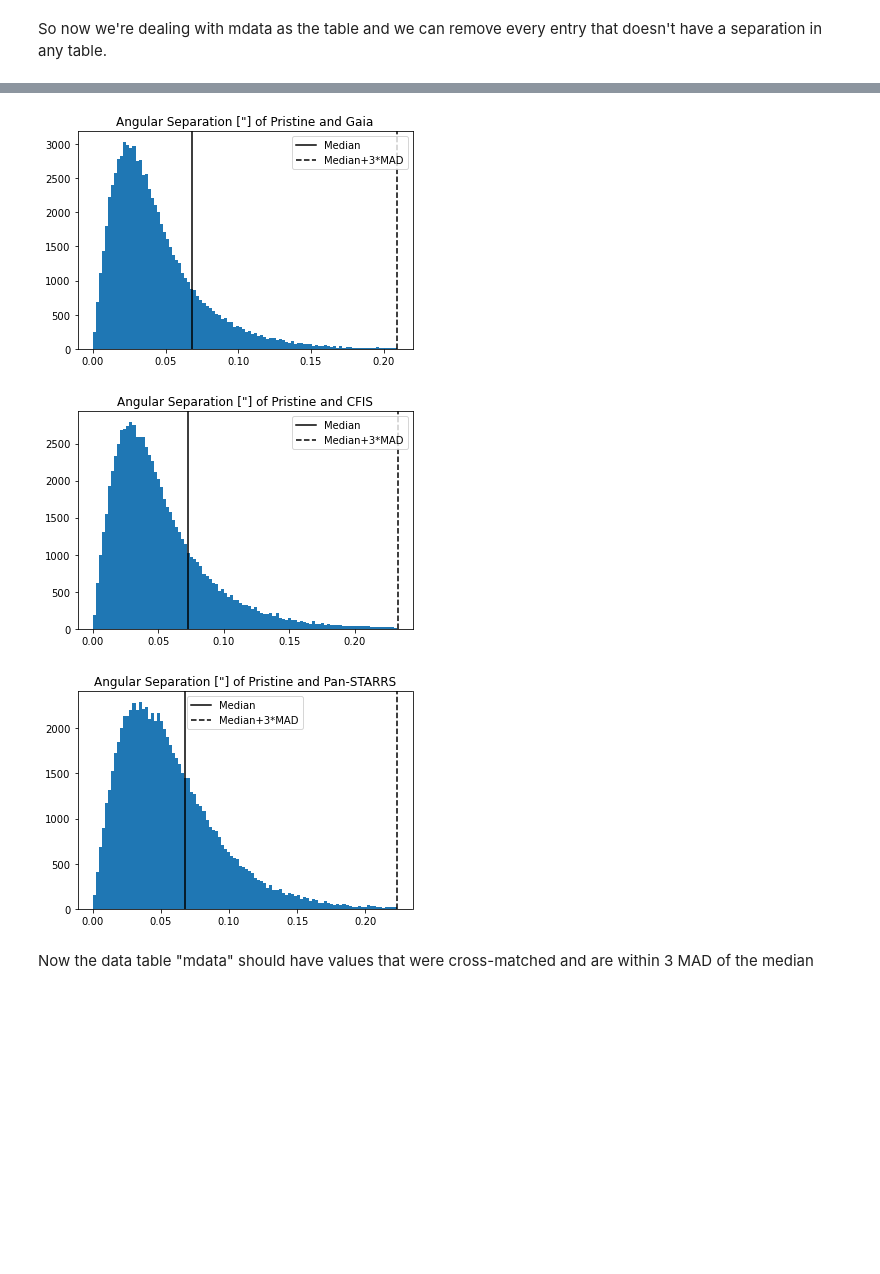
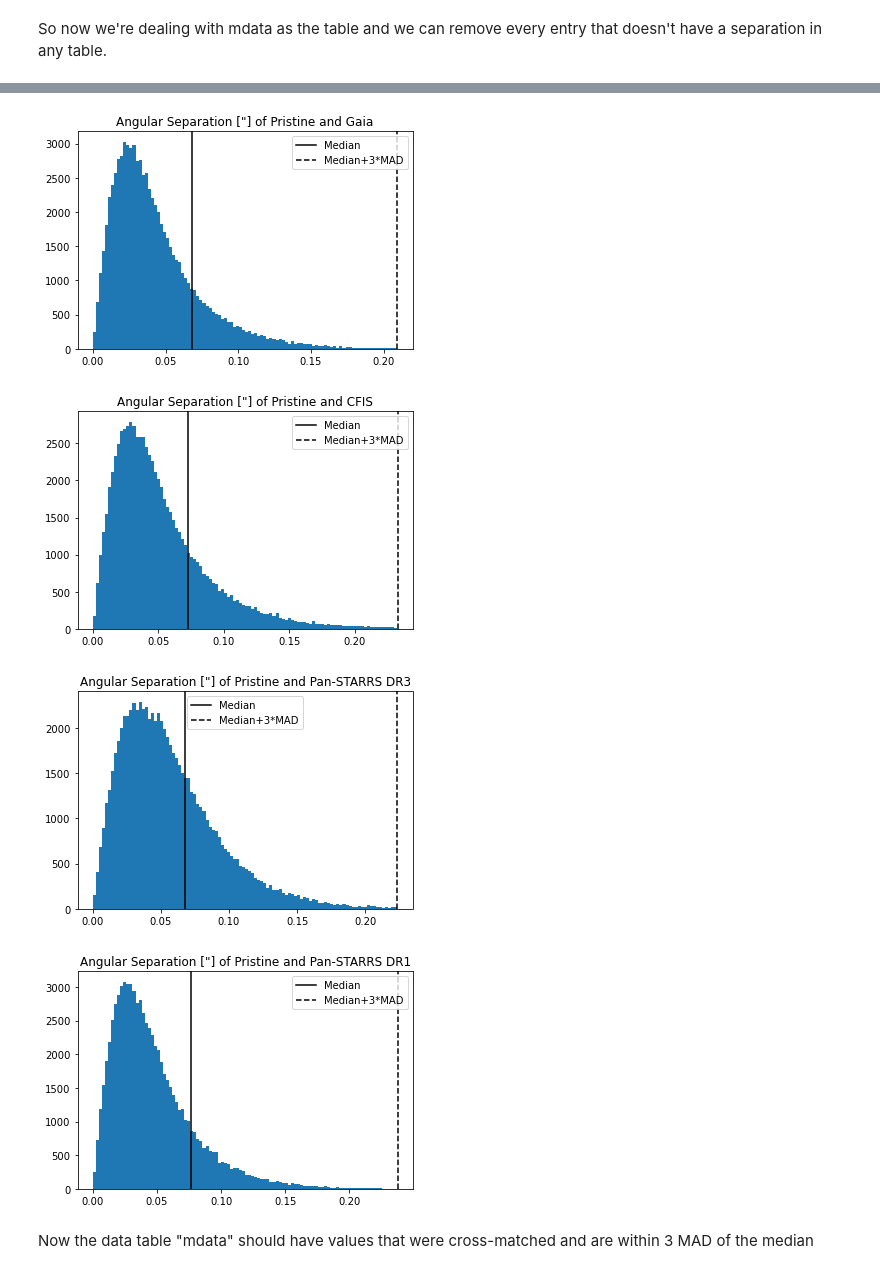
Before and after one commit to aydanmckay/ml, a Jupyter notebook: separationplots.ipynb, the cells around one changed output, grey strips where cells are left out. Saved outputs shown, nothing was run; the diff lists cells and outputs as text; code cells hidden in the pictures; blank space fills up the shorter version.

Commit message:
added pan-starrs dr1 to phot-table

```diff
--- a/separationplots.ipynb
+++ b/separationplots.ipynb
@@ -62,9 +64,9 @@ Now wait a sec. Why is this one so much smaller? I guess its not the method I wa
 # %%
 # Creating lists to save the medians and MADs for making cuts later
 seps = [['pris_2mass_angDist','2MASS'],['pris_wise_angDist','CatWISE'],['pris_sdss_angDist','SDSS'],['pris_galex_angDist','GALEX'],['pris_legacy_sep','DESI Legacy'],
-        ['pris_gaia_sep','Gaia'],['pris_cfis_sep','CFIS'],['pris_pans_sep','Pan-STARRS']]
-mads = np.zeros((8,1))
-meds = np.zeros((8,1))
+        ['pris_gaia_sep','Gaia'],['pris_cfis_sep','CFIS'],['pris_pans_sep','Pan-STARRS DR3'],['angDist','Pan-STARRS DR1']]
+mads = np.zeros((9,1))
+meds = np.zeros((9,1))
 # %%
 for it,sep in enumerate(seps):
     # Creating the histogram of the separation values
@@ -220,7 +223,10 @@ mdata = datafi.copy()
 # %%
+# for it,sep in enumerate(seps):
+#     mask = (mdata[sep[0]] < (meds[it]+3*mads[it])) | (np.isnan(mdata[sep[0]]) == True)
+#     mdata = mdata[mask]
 for it,sep in enumerate(seps):
-    mask = (mdata[sep[0]] < (meds[it]+3*mads[it])) | (np.isnan(mdata[sep[0]]) == True)
-    mdata = mdata[mask]
+    mask = (datafi[sep[0]] < (meds[it]+3*mads[it])) | (np.isnan(datafi[sep[0]]) == True)
+    datafi = datafi[mask]
 # %% [markdown]
 So now we're dealing with mdata as the table and we can remove every entry that doesn't have a separation in any table.
 # %%
@@ -231,30 +237,31 @@ So now we're dealing with mdata as the table and we can remove every entry that
 # %%
 # Making sure that a value exists for every one of the matches
-mask = (np.isnan(mdata[seps[0][0]]) == False) & (np.isnan(mdata[seps[1][0]]) == False) & (np.isnan(mdata[seps[2][0]]) == False) & \
-       (np.isnan(mdata[seps[3][0]]) == False) & (np.isnan(mdata[seps[4][0]]) == False) & (np.isnan(mdata[seps[5][0]]) == False) & \
-       (np.isnan(mdata[seps[6][0]]) == False) & (np.isnan(mdata[seps[7][0]]) == False)
+mask = (np.isnan(datafi[seps[0][0]]) == False) & (np.isnan(datafi[seps[1][0]]) == False) & (np.isnan(datafi[seps[2][0]]) == False) & \
+       (np.isnan(datafi[seps[3][0]]) == False) & (np.isnan(datafi[seps[4][0]]) == False) & (np.isnan(datafi[seps[5][0]]) == False) & \
+       (np.isnan(datafi[seps[6][0]]) == False) & (np.isnan(datafi[seps[7][0]]) == False) & (np.isnan(datafi[seps[8][0]]) == False)
 # %%
-mdata = mdata[mask]
+datafi = datafi[mask]
 # %%
 for it,sep in enumerate(seps):
     # Creating the histogram of the separation values
-    histo = plt.hist(mdata[sep[0]],bins=100)
+    histo = plt.hist(datafi[sep[0]],bins=100)
     plt.title('Angular Separation [\"] of Pristine and '+sep[1])
     # Determining the median
     plt.axvline(meds[it],c='k',label='Median')
     # Determining the Median Absolute Deviation
     plt.axvline(meds[it]+3*mads[it],c='k',linestyle='dashed',label=r'Median+3*MAD')
     plt.legend(fancybox=True)
     plt.show()
 # %% [output]
 [figure]
 [figure]
 [figure]
 [figure]
 [figure]
 [figure]
 [figure]
-[figure, old version]
+[figure, new version]
+[figure, added]
 # %% [markdown]
 Now the data table "mdata" should have values that were cross-matched and are within 3 MAD of the median
 # %% [markdown]
```
Also changed, not shown: parts of 6 cells of this notebook, 2 other files.
